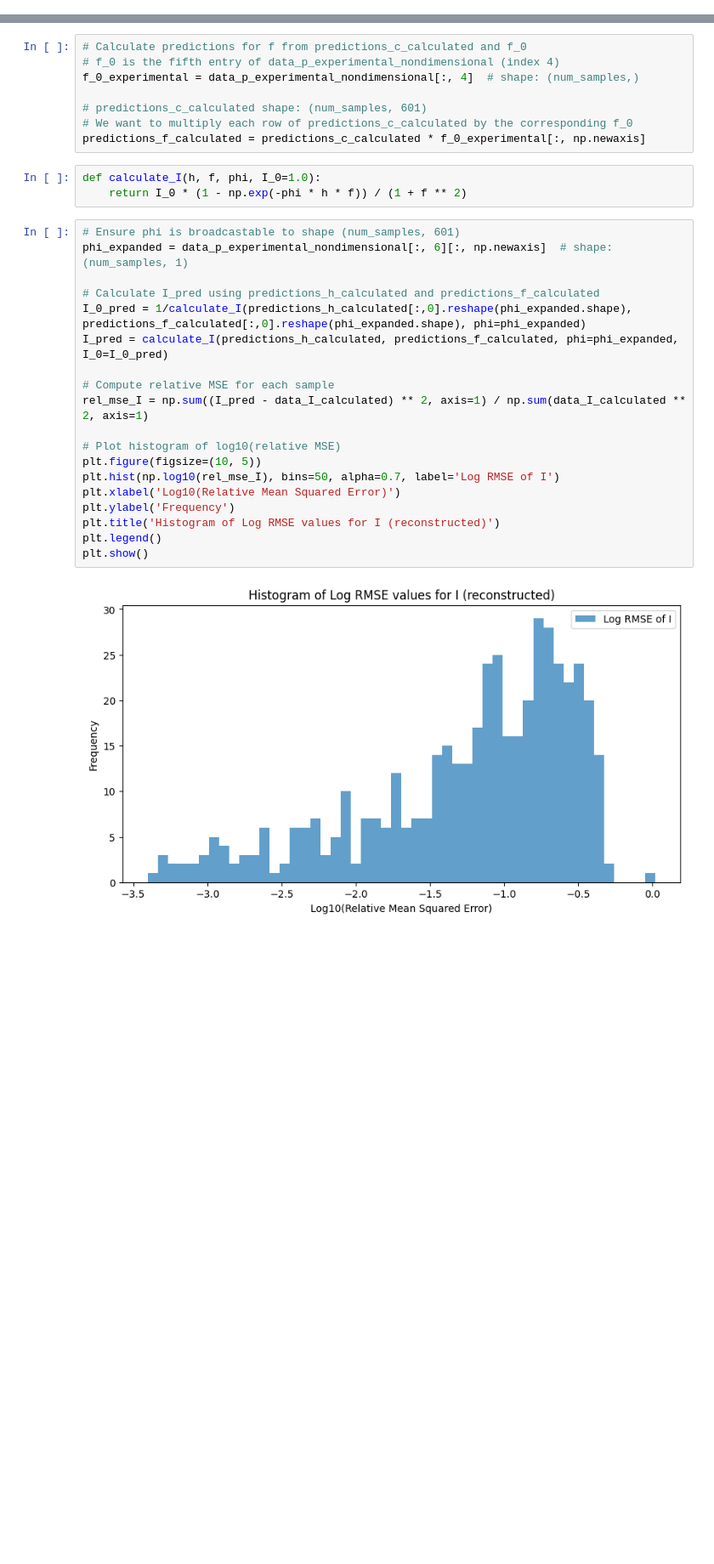
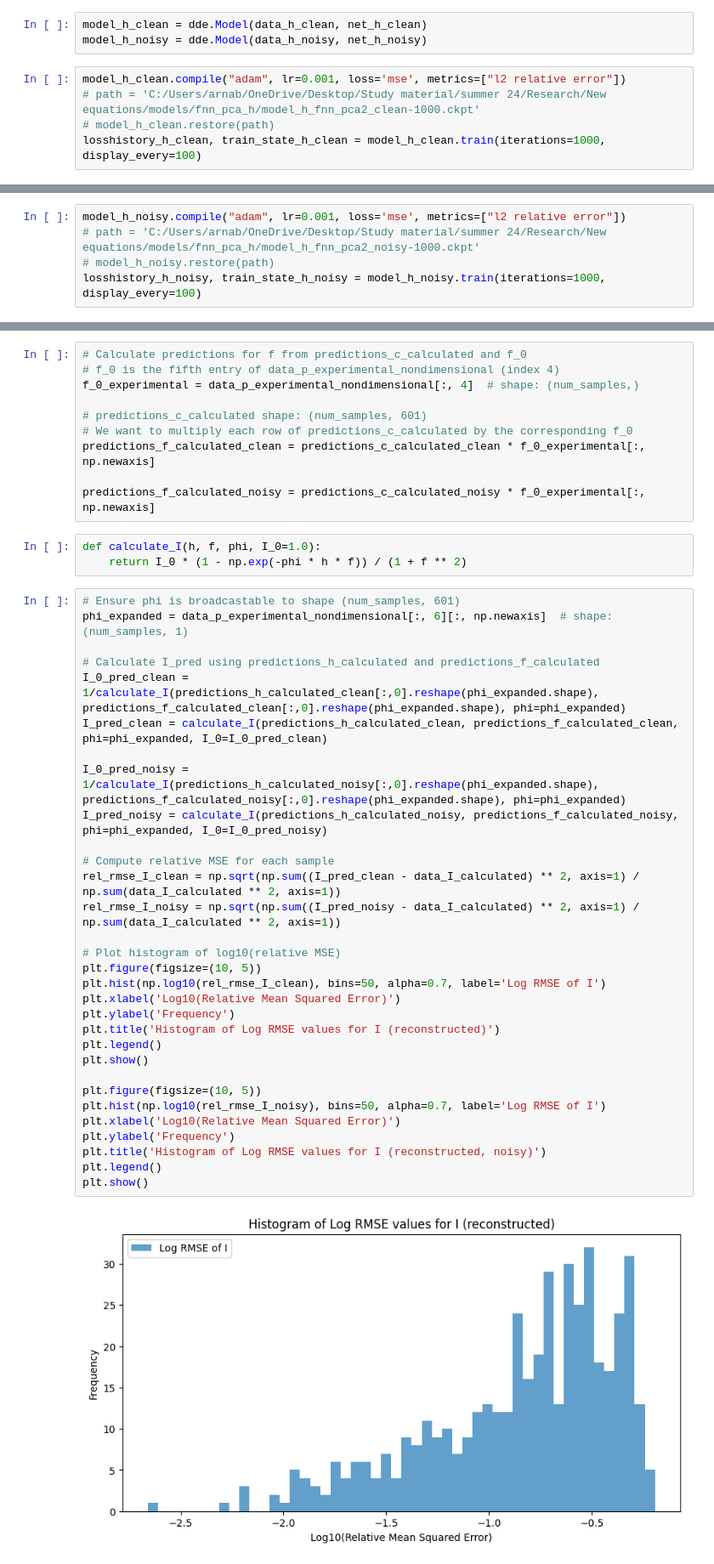
Before and after one commit to tobydriscoll/sciml-tearfilms, a Jupyter notebook: notebooks/FNN_pca3.ipynb, the cells around one changed output, grey strips where cells are left out. Shown at 85% size. Cells and saved outputs as stored; diff of their text form; blank space fills up the shorter version.

```diff
--- a/notebooks/FNN_pca3.ipynb
+++ b/notebooks/FNN_pca3.ipynb
@@ -713,0 +595,8 @@ Predicted PCA coefficients for h: [[ 1.4015469e+01 -2.4090908e+00  1.0902095e+00
+# %%
+model_h_clean = dde.Model(data_h_clean, net_h_clean)
+model_h_noisy = dde.Model(data_h_noisy, net_h_noisy)
+# %%
+model_h_clean.compile("adam", lr=0.001, loss='mse', metrics=["l2 relative error"])
+# path = 'C:/Users/arnab/OneDrive/Desktop/Study material/summer 24/Research/New equations/models/fnn_pca_h/model_h_fnn_pca2_clean-1000.ckpt'
+# model_h_clean.restore(path)
+losshistory_h_clean, train_state_h_clean = model_h_clean.train(iterations=1000, display_every=100)
@@ -713,0 +621,5 @@ Predicted PCA coefficients for h: [[ 1.4015469e+01 -2.4090908e+00  1.0902095e+00
+# %%
+model_h_noisy.compile("adam", lr=0.001, loss='mse', metrics=["l2 relative error"])
+# path = 'C:/Users/arnab/OneDrive/Desktop/Study material/summer 24/Research/New equations/models/fnn_pca_h/model_h_fnn_pca2_noisy-1000.ckpt'
+# model_h_noisy.restore(path)
+losshistory_h_noisy, train_state_h_noisy = model_h_noisy.train(iterations=1000, display_every=100)
@@ -924,28 +1459,42 @@ f_0_experimental = data_p_experimental_nondimensional[:, 4]  # shape: (num_sampl
 
 # predictions_c_calculated shape: (num_samples, 601)
 # We want to multiply each row of predictions_c_calculated by the corresponding f_0
-predictions_f_calculated = predictions_c_calculated * f_0_experimental[:, np.newaxis]
+predictions_f_calculated_clean = predictions_c_calculated_clean * f_0_experimental[:, np.newaxis]
+
+predictions_f_calculated_noisy = predictions_c_calculated_noisy * f_0_experimental[:, np.newaxis]
 # %%
 def calculate_I(h, f, phi, I_0=1.0):
     return I_0 * (1 - np.exp(-phi * h * f)) / (1 + f ** 2)
 # %%
 # Ensure phi is broadcastable to shape (num_samples, 601)
 phi_expanded = data_p_experimental_nondimensional[:, 6][:, np.newaxis]  # shape: (num_samples, 1)
 
 # Calculate I_pred using predictions_h_calculated and predictions_f_calculated
-I_0_pred = 1/calculate_I(predictions_h_calculated[:,0].reshape(phi_expanded.shape), predictions_f_calculated[:,0].reshape(phi_expanded.shape), phi=phi_expanded)
-I_pred = calculate_I(predictions_h_calculated, predictions_f_calculated, phi=phi_expanded, I_0=I_0_pred)
+I_0_pred_clean = 1/calculate_I(predictions_h_calculated_clean[:,0].reshape(phi_expanded.shape), predictions_f_calculated_clean[:,0].reshape(phi_expanded.shape), phi=phi_expanded)
+I_pred_clean = calculate_I(predictions_h_calculated_clean, predictions_f_calculated_clean, phi=phi_expanded, I_0=I_0_pred_clean)
+
+I_0_pred_noisy = 1/calculate_I(predictions_h_calculated_noisy[:,0].reshape(phi_expanded.shape), predictions_f_calculated_noisy[:,0].reshape(phi_expanded.shape), phi=phi_expanded)
+I_pred_noisy = calculate_I(predictions_h_calculated_noisy, predictions_f_calculated_noisy, phi=phi_expanded, I_0=I_0_pred_noisy)
 
 # Compute relative MSE for each sample
-rel_mse_I = np.sum((I_pred - data_I_calculated) ** 2, axis=1) / np.sum(data_I_calculated ** 2, axis=1)
+rel_rmse_I_clean = np.sqrt(np.sum((I_pred_clean - data_I_calculated) ** 2, axis=1) / np.sum(data_I_calculated ** 2, axis=1))
+rel_rmse_I_noisy = np.sqrt(np.sum((I_pred_noisy - data_I_calculated) ** 2, axis=1) / np.sum(data_I_calculated ** 2, axis=1))
 
 # Plot histogram of log10(relative MSE)
 plt.figure(figsize=(10, 5))
-plt.hist(np.log10(rel_mse_I), bins=50, alpha=0.7, label='Log RMSE of I')
+plt.hist(np.log10(rel_rmse_I_clean), bins=50, alpha=0.7, label='Log RMSE of I')
 plt.xlabel('Log10(Relative Mean Squared Error)')
 plt.ylabel('Frequency')
 plt.title('Histogram of Log RMSE values for I (reconstructed)')
 plt.legend()
 plt.show()
+
+plt.figure(figsize=(10, 5))
+plt.hist(np.log10(rel_rmse_I_noisy), bins=50, alpha=0.7, label='Log RMSE of I')
+plt.xlabel('Log10(Relative Mean Squared Error)')
+plt.ylabel('Frequency')
+plt.title('Histogram of Log RMSE values for I (reconstructed, noisy)')
+plt.legend()
+plt.show()
 # %% [output]
-[figure, old version]
+[figure, new version]
```
Also changed, not shown: parts of 119 cells of this notebook, 2 other files.
